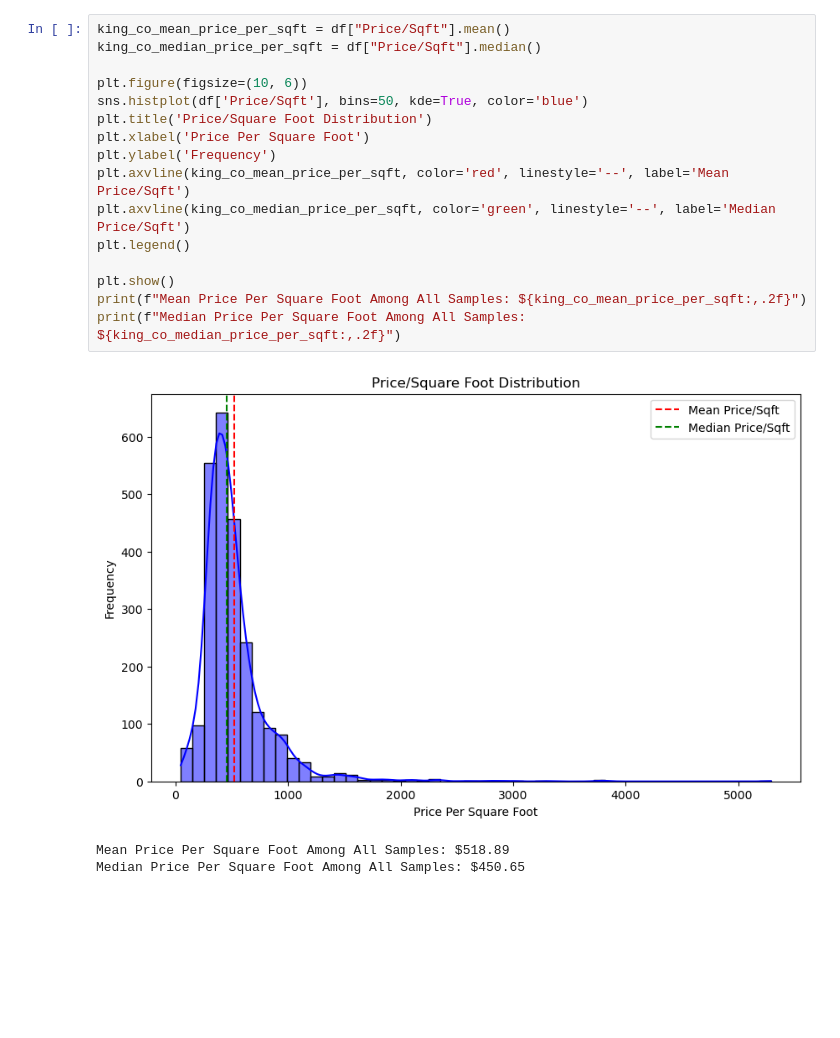
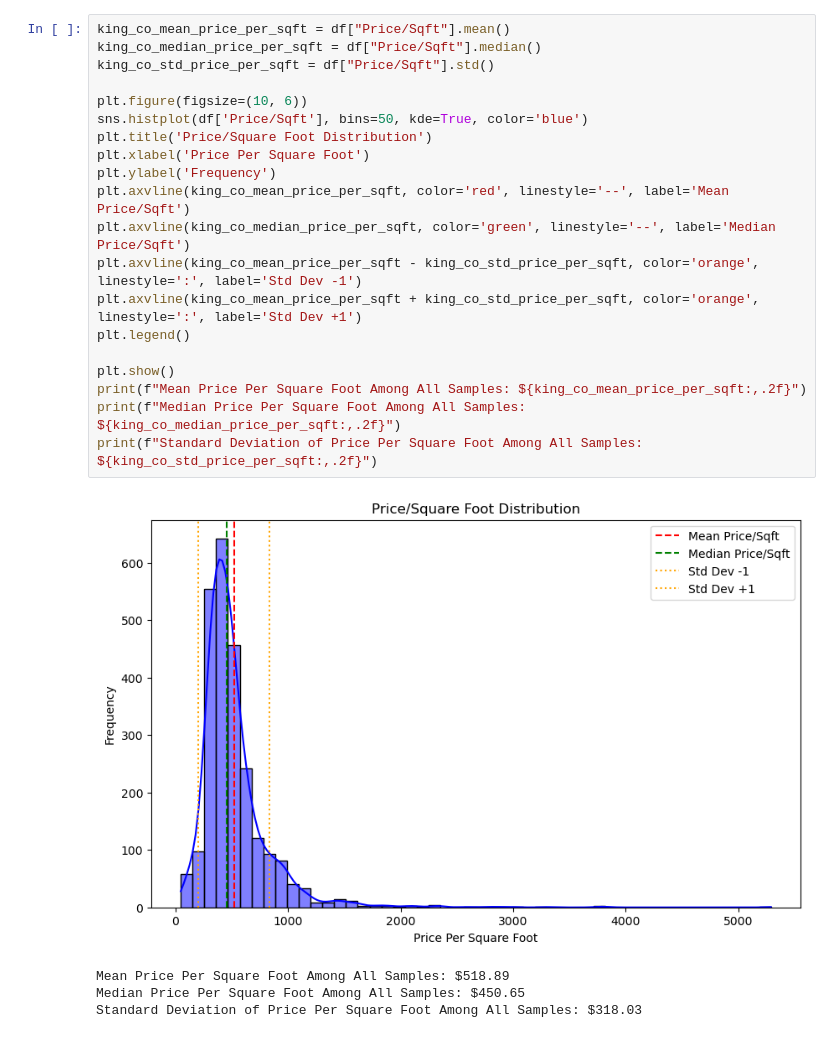
Before and after one commit to JaydenG88/King-County-Housing-Price-Analysis, a Jupyter notebook: backend/data processing/data_analysis.ipynb, the cells around one changed output. Drawn from its saved outputs; the diff is of its cells as text; blank space fills up the shorter version.

```diff
--- a/backend/data processing/data_analysis.ipynb
+++ b/backend/data processing/data_analysis.ipynb
@@ -50,20 +63,25 @@ Median Square Feet Among All Samples: 1,870.00
 # %%
 king_co_mean_price_per_sqft = df["Price/Sqft"].mean()
 king_co_median_price_per_sqft = df["Price/Sqft"].median()
+king_co_std_price_per_sqft = df["Price/Sqft"].std()
 
 plt.figure(figsize=(10, 6))
 sns.histplot(df['Price/Sqft'], bins=50, kde=True, color='blue')
 plt.title('Price/Square Foot Distribution')
 plt.xlabel('Price Per Square Foot')
 plt.ylabel('Frequency')
 plt.axvline(king_co_mean_price_per_sqft, color='red', linestyle='--', label='Mean Price/Sqft')
 plt.axvline(king_co_median_price_per_sqft, color='green', linestyle='--', label='Median Price/Sqft')
+plt.axvline(king_co_mean_price_per_sqft - king_co_std_price_per_sqft, color='orange', linestyle=':', label='Std Dev -1')
+plt.axvline(king_co_mean_price_per_sqft + king_co_std_price_per_sqft, color='orange', linestyle=':', label='Std Dev +1')
 plt.legend()
 
 plt.show()
 print(f"Mean Price Per Square Foot Among All Samples: ${king_co_mean_price_per_sqft:,.2f}")
 print(f"Median Price Per Square Foot Among All Samples: ${king_co_median_price_per_sqft:,.2f}")
+print(f"Standard Deviation of Price Per Square Foot Among All Samples: ${king_co_std_price_per_sqft:,.2f}")
 # %% [output]
-[figure, old version]
+[figure, new version]
 Mean Price Per Square Foot Among All Samples: $518.89
 Median Price Per Square Foot Among All Samples: $450.65
+Standard Deviation of Price Per Square Foot Among All Samples: $318.03
```
Also changed, not shown: parts of 8 cells of this notebook, 2 other files.
